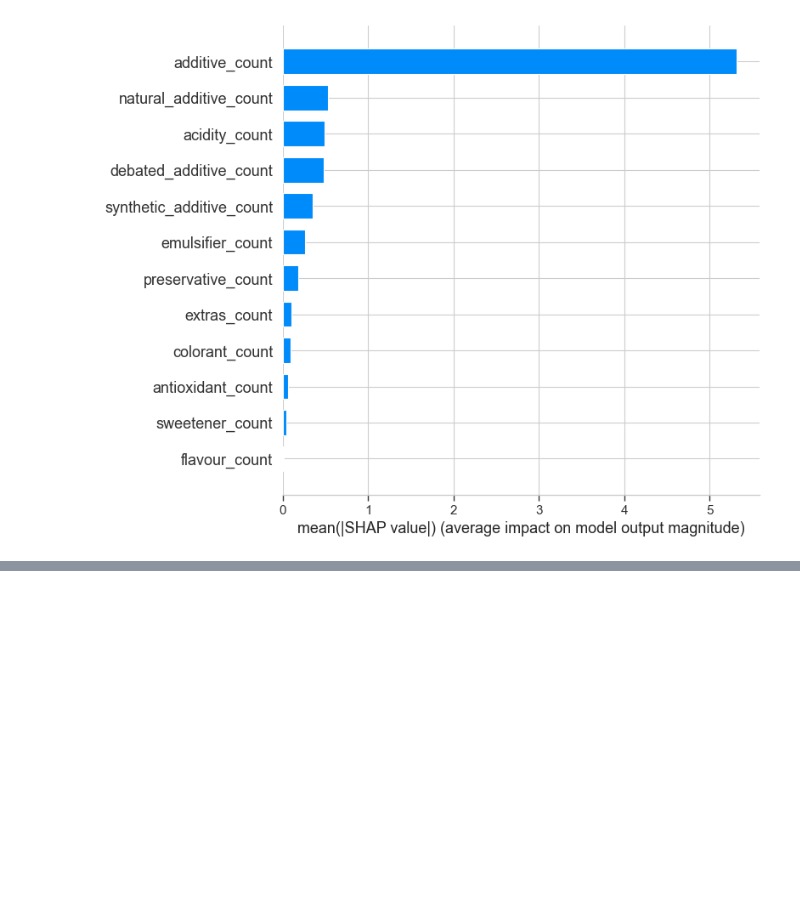
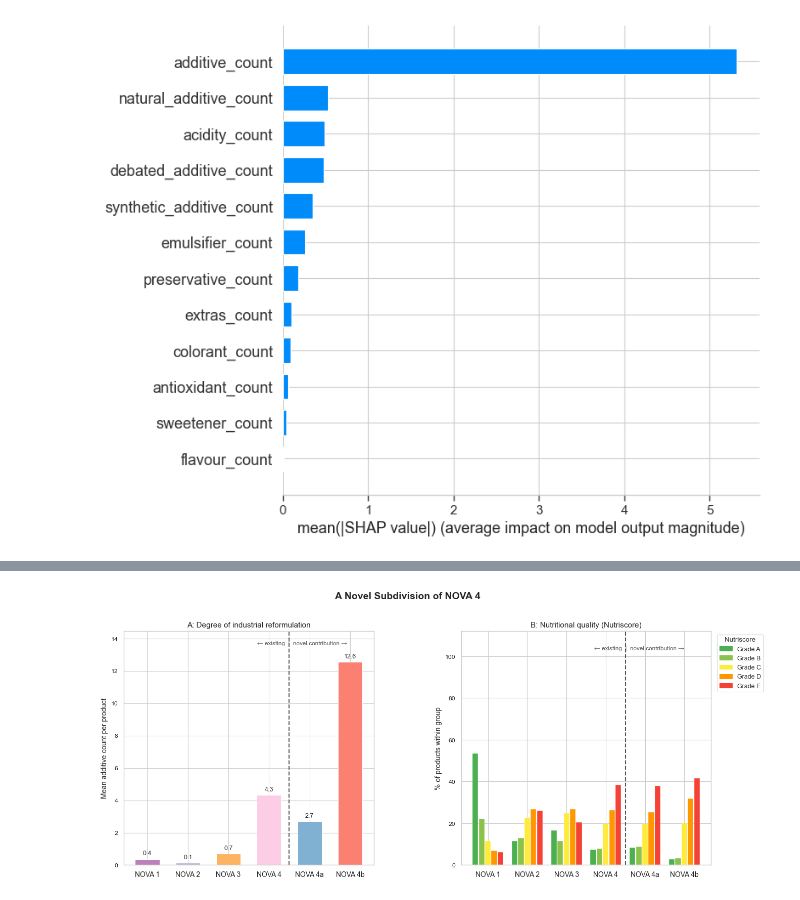
Before and after one commit to SofieBT2/DataScience2026, a Jupyter notebook: src/NOVA4subdivision.ipynb, the cells around one changed output, grey strips where cells are left out. Drawn from its saved outputs; the diff is of its cells as text; code cells hidden in the pictures; blank space fills up the shorter version.

Commit message:
made the client communication plot

```diff
--- a/src/NOVA4subdivision.ipynb
+++ b/src/NOVA4subdivision.ipynb
@@ -650,0 +682,84 @@ Instead it's:
+# %%
+
+# Figure layout
+fig = plt.figure(figsize=(15, 6))
+fig.suptitle('A Novel Subdivision of NOVA 4',
+             fontsize=14, fontweight='bold', y=1.01)
+
+gs = gridspec.GridSpec(1, 2, figure=fig, wspace=0.35)
+ax1 = fig.add_subplot(gs[0])
+ax2 = fig.add_subplot(gs[1])
+
+# Panel A: Mean additive count
+mean_additive = df_plot.groupby('nova_label', observed=True)['additive_count'].mean()
+
+bars = ax1.bar(
+    range(len(label_order)),
+    [mean_additive[l] for l in label_order],
+    color=[bar_colors[l] for l in label_order],
+    width=0.6, edgecolor='white', linewidth=0.8
+)
+
+# Dashed line now sits between NOVA 4 and NOVA 4a
+ax1.axvline(x=3.5, color='#555555', linestyle='--', linewidth=1.5)
+ymax = max(mean_additive) * 1.15
+ax1.set_ylim(0, ymax)
+ax1.text(2.71, ymax * 0.96, '← existing  |  novel contribution →',
+         fontsize=8.5, color='#555555', va='top')
+
+for bar in bars:
+    ax1.text(bar.get_x() + bar.get_width() / 2,
+             bar.get_height() + ymax * 0.01,
+             f'{bar.get_height():.1f}',
+             ha='center', va='bottom', fontsize=9)
+
+ax1.set_xticks(range(len(label_order)))
+ax1.set_xticklabels(label_order, fontsize=10)
+ax1.set_ylabel('Mean additive count per product', fontsize=10)
+ax1.set_title('A: Degree of industrial reformulation', fontsize=11)
+
+# Panel B: Grouped bar - Nutriscore grade distribution within each group
+nutri_pct = pd.crosstab(
+    df_plot['nova_label'],
+    df_plot['nutriscore_grade'],
+    normalize='index' # so each row sums to 100%.
+).reindex(label_order) * 100
+
+# setting up the geometry for the grouped bar chart
+n_groups = len(label_order) # 6 NOVA groups
+n_grades = len(grade_order) # 5 nutriscore grades
+group_width = 0.8 # total width allocated to each NOVA group
+bar_width = group_width / n_grades # width of each individual grade bar
+x_pos = np.arange(n_groups)
+
+for i, (grade, color) in enumerate(zip(grade_order, grade_colors)):
+    if grade in nutri_pct.columns:
+        # Calculate the x position of this grade's bar within each group.
+        offsets = x_pos - group_width/2 + (i + 0.5) * bar_width
+        vals = nutri_pct[grade].values # % of products for this grade, per group
+        ax2.bar(offsets, vals, width=bar_width * 0.9, # slightly narrower than the bar slot
+                color=color, edgecolor='white', linewidth=0.3,
+                label=f'Grade {grade.upper()}')
+
+# Dashed vertical line at x=3.5
+ax2.axvline(x=3.5, color='#555555', linestyle='--', linewidth=1.5)
+ax2.text(2.71, 105, '← existing  |  novel contribution →',
+         fontsize=8.5, color='#555555', va='top')
+
+#axis formatting
+ax2.set_xticks(x_pos)
+ax2.set_xticklabels(label_order, fontsize=10)
+ax2.set_ylabel('% of products within group', fontsize=10)
+ax2.set_ylim(0, 112)
+ax2.set_title('B: Nutritional quality (Nutriscore)', fontsize=11)
+
+#make legend manually
+patches = [mpatches.Patch(color=c, label=f'Grade {g.upper()}')
+           for g, c in zip(grade_order, grade_colors)]
+ax2.legend(handles=patches, title='Nutriscore',
+           bbox_to_anchor=(1.01, 1), loc='upper left', fontsize=9)
+
+plt.tight_layout()
+plt.show()
+# %% [output]
+[figure, added]
```
Also changed, not shown: parts of 4 cells of this notebook.
